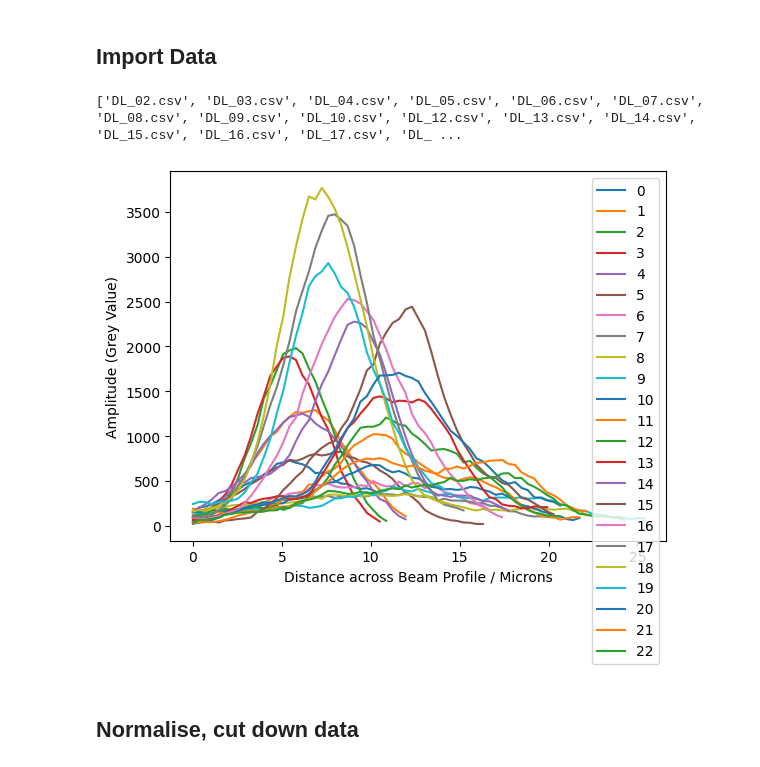
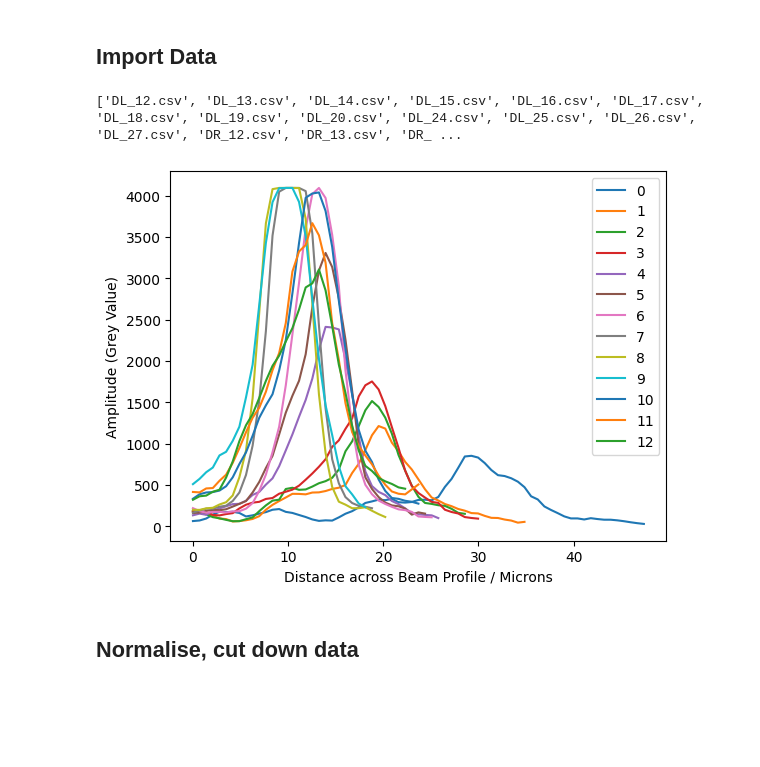
Before and after one commit to akay8/Level4Project, a Jupyter notebook: Epiphany/2024-02-14-Tapered_Fibre_Radial_3.ipynb, the cells around one changed output. Saved outputs shown, nothing was run; the diff lists cells and outputs as text; code cells hidden in the pictures; blank space fills up the shorter version.

Commit message:
Need more data around focus

```diff
--- a/Epiphany/2024-02-14-Tapered_Fibre_Radial_3.ipynb
+++ b/Epiphany/2024-02-14-Tapered_Fibre_Radial_3.ipynb
@@ -30,28 +30,28 @@ from lvl4_functions import *
 ## Import Data
 # %%
 # Define useful path to data
-globalpath = "C:/Users/abiga/OneDrive - Durham University/1. Fourth Year/1. Project/Memory Stick Backup/Confocal Work/2024-02-14/Data-Set2/"
+globalpath = "C:/Users/abiga/OneDrive - Durham University/1. Fourth Year/1. Project/Memory Stick Backup/Confocal Work/2024-02-14/Afternoon/Data-Red/"
 # %%
 # Import data
 distances, amplitudes = import_data(globalpath)
 # %% [output]
-['DL_02.csv', 'DL_03.csv', 'DL_04.csv', 'DL_05.csv', 'DL_06.csv', 'DL_07.csv', 'DL_08.csv', 'DL_09.csv', 'DL_10.csv', 'DL_12.csv', 'DL_13.csv', 'DL_14.csv', 'DL_15.csv', 'DL_16.csv', 'DL_17.csv', 'DL_ ...
+['DL_12.csv', 'DL_13.csv', 'DL_14.csv', 'DL_15.csv', 'DL_16.csv', 'DL_17.csv', 'DL_18.csv', 'DL_19.csv', 'DL_20.csv', 'DL_24.csv', 'DL_25.csv', 'DL_26.csv', 'DL_27.csv', 'DR_12.csv', 'DR_13.csv', 'DR_ ...
 # %%
 # Define how many data points we have. 'data size'
-ds = 23
+ds = 13
 
 # Quick plot of raw data
 for i in range(ds):
     plt.plot(distances[i+ds], amplitudes[i+ds], label = '{}'.format(i))
 
 plt.legend()
 
 plt.xlabel('Distance across Beam Profile / Microns')
 plt.ylabel('Amplitude (Grey Value)')
 
 plt.show()
 # %% [output]
-[figure, old version]
+[figure, new version]
 # %% [markdown]
 ## Normalise, cut down data
 # %%
```
Also changed, not shown: parts of 12 cells of this notebook.
